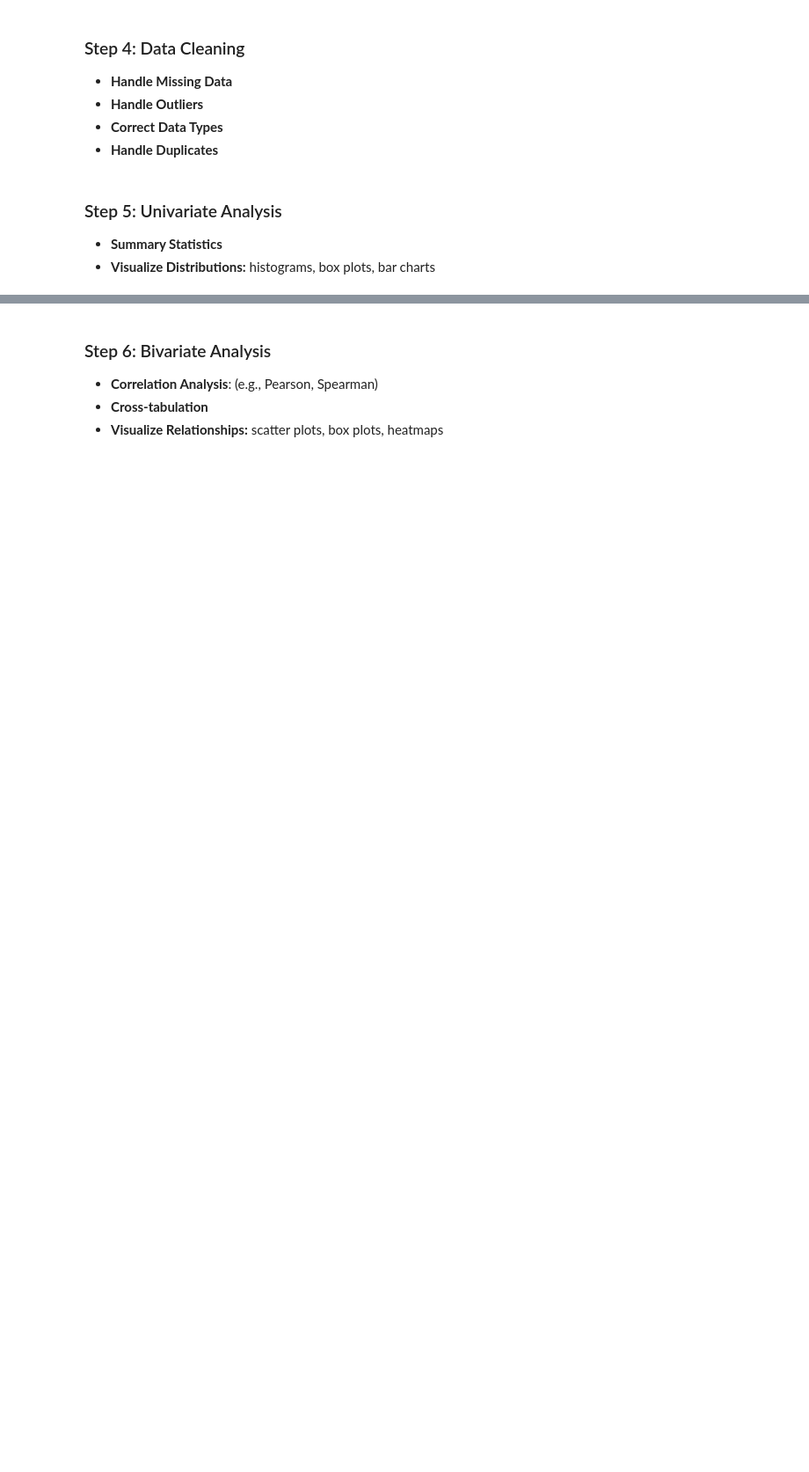
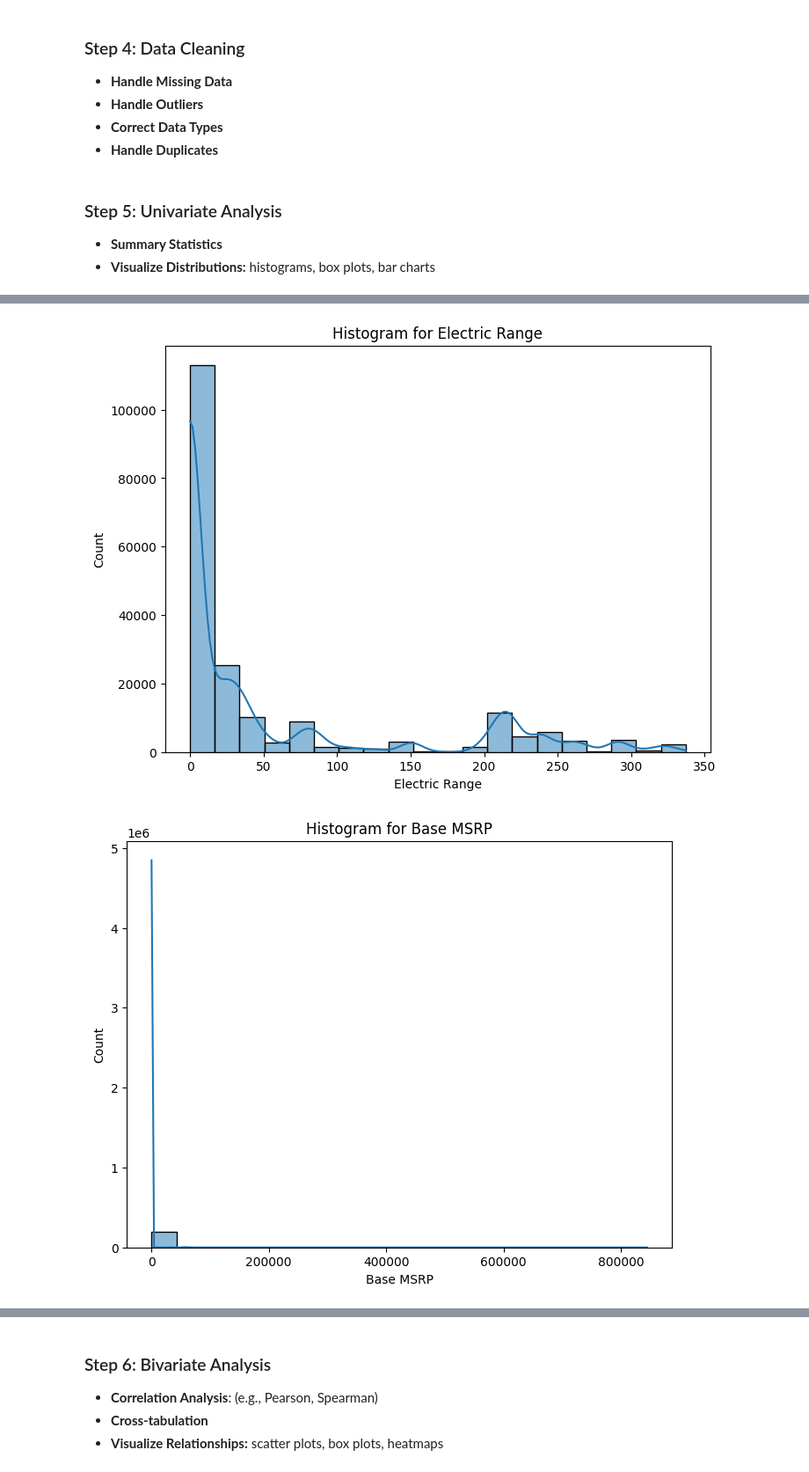
Before and after one commit to torrwill/cs_660_ev_eda, a Jupyter notebook: EV_EDA_WA.ipynb, the cells around one changed output, grey strips where cells are left out. Shown at 88% size. Saved outputs shown, nothing was run; the diff lists cells and outputs as text; code cells hidden in the pictures; blank space fills up the shorter version.

Commit message:
Init Data Analysis
Added Visuals pertaining to Univariate, Bivariate, Multivariate Analysis (will update soon); added suggestions to data cleaning, feature eng, and review steps

```diff
--- a/EV_EDA_WA.ipynb
+++ b/EV_EDA_WA.ipynb
@@ -34,3 +57,6 @@ Exploratory Data Analysis (EDA) is essential for understanding, cleaning, and pr
+# %%
+# Load the dataset
+df = pd.read_csv('data/EV_Population_WA_Data.csv')
 # %% [markdown]
 ### Step 3: Initial Data Inspection
 - **View Data Structure:** `.head()`, `.info()`, `.describe()`
@@ -48,0 +163,19 @@ Exploratory Data Analysis (EDA) is essential for understanding, cleaning, and pr
+# %%
+# Visualizing distributions for numerical variables
+num_cols = ['Electric Range', 'Base MSRP', 'Model Year']
+
+for col in num_cols:
+    plt.figure(figsize=(8, 6))
+    sns.histplot(df[col], kde=True, bins=20)
+    plt.title(f'Histogram for {col}')
+    plt.show()
+
+# Box plots for numerical variables
+for col in num_cols:
+    plt.figure(figsize=(8, 6))
+    sns.boxplot(x=df[col])
+    plt.title(f'Box Plot for {col}')
+    plt.show()
+# %% [output]
+[figure, added]
+[figure, added]
```
Also changed, not shown: parts of 18 cells of this notebook, 1 other file.
